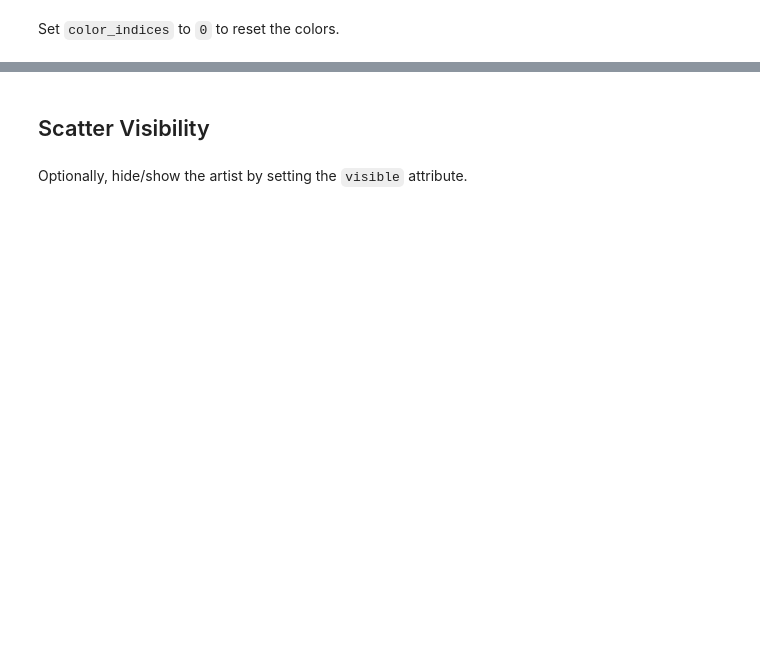
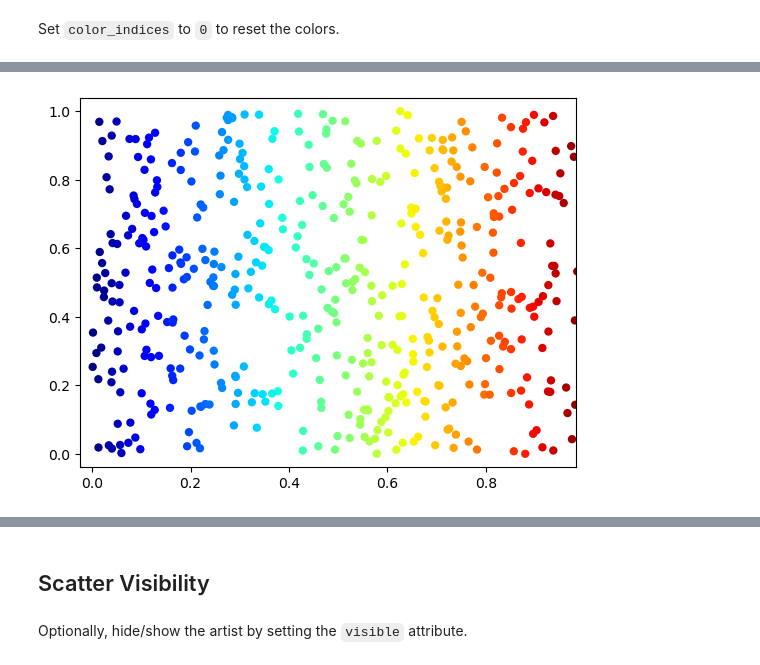
Before and after one commit to BiAPoL/biaplotter, a Jupyter notebook: docs/examples/scatter_artist_example.ipynb, the cells around one changed output, grey strips where cells are left out. Drawn from its saved outputs; the diff is of its cells as text; code cells hidden in the pictures; blank space fills up the shorter version.

```diff
--- a/docs/examples/scatter_artist_example.ipynb
+++ b/docs/examples/scatter_artist_example.ipynb
@@ -69,0 +79,7 @@ fig
+# %%
+feature = data[:, 0] # x coordinates
+scatter.overlay_colormap = plt.cm.jet
+scatter.color_indices = feature
+fig
+# %% [output]
+[figure, added]
```
Also changed, not shown: parts of 12 cells of this notebook.
